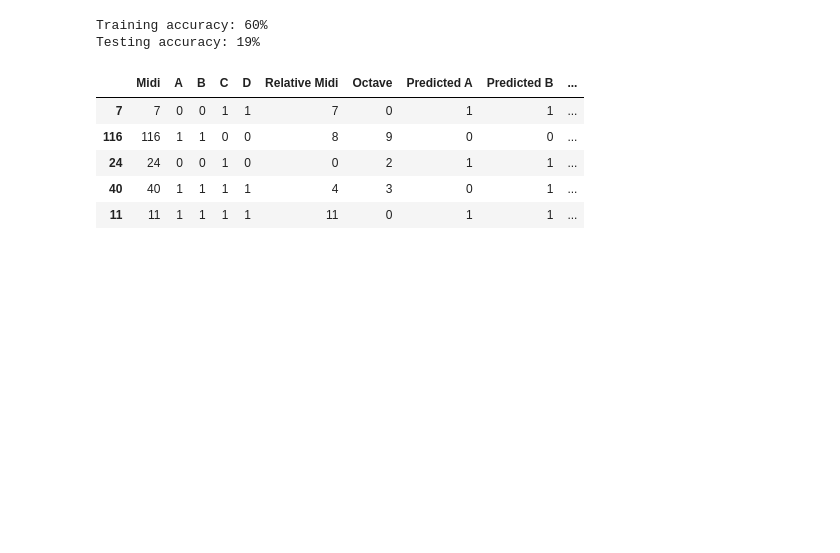
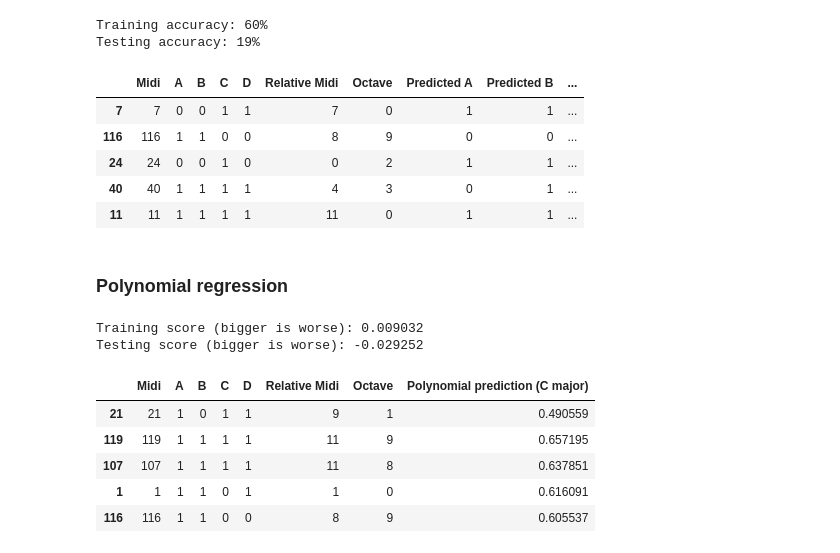
Before and after one commit to ctford/old-town-code, a Jupyter notebook: old-town-code.ipynb, the cells around one changed output. Saved outputs shown, nothing was run; the diff lists cells and outputs as text; code cells hidden in the pictures; blank space fills up the shorter version.

Commit message:
Add polynomial regression (quadratic).

```diff
--- a/old-town-code.ipynb
+++ b/old-town-code.ipynb
@@ -231,3 +231,35 @@ Testing accuracy: 19%
 | 24 | 24 | 0 | 0 | 1 | 0 | 0 | 2 | 1 | 1 | ... |
 | 40 | 40 | 1 | 1 | 1 | 1 | 4 | 3 | 0 | 1 | ... |
 | 11 | 11 | 1 | 1 | 1 | 1 | 11 | 0 | 1 | 1 | ... |
+# %% [markdown]
+### Polynomial regression
+# %%
+from sklearn.preprocessing import PolynomialFeatures
+polynomial = sklearn.preprocessing.PolynomialFeatures(degree=2)
+X_poly_train = polynomial.fit_transform(X_train)
+
+y_train = train.filter(items=["C"])
+y_test = test.filter(items=["C"])
+
+linear = sklearn.linear_model.LinearRegression()
+linear.fit(X_poly_train, y_train)
+
+X_test = test.filter(items=["Octave", "Relative Midi"])
+X_poly_test = polynomial.fit_transform(X_test)
+y_test = test.filter(items=["C"])
+
+print("Training score (bigger is worse): %f" % linear.score(X_poly_train, y_train))
+print("Testing score (bigger is worse): %f" % linear.score(X_poly_test, y_test))
+
+output = test.copy()
+output["Polynomial prediction (C major)"] = linear.predict(X_poly_test)
+output.sample(n=5)
+# %% [output]
+Training score (bigger is worse): 0.009032
+Testing score (bigger is worse): -0.029252
+|  | Midi | A | B | C | D | Relative Midi | Octave | Polynomial prediction (C major) |
+| 21 | 21 | 1 | 0 | 1 | 1 | 9 | 1 | 0.490559 |
+| 119 | 119 | 1 | 1 | 1 | 1 | 11 | 9 | 0.657195 |
+| 107 | 107 | 1 | 1 | 1 | 1 | 11 | 8 | 0.637851 |
+| 1 | 1 | 1 | 1 | 0 | 1 | 1 | 0 | 0.616091 |
+| 116 | 116 | 1 | 1 | 0 | 0 | 8 | 9 | 0.605537 |
```
